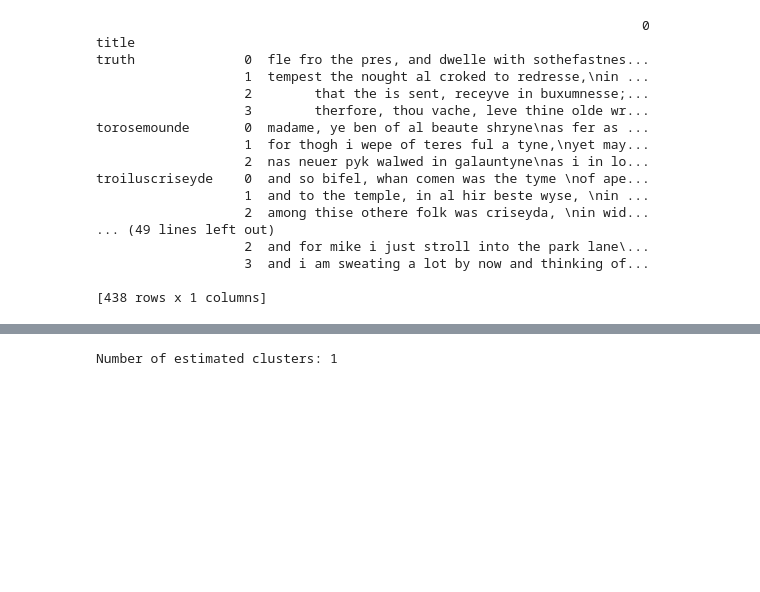
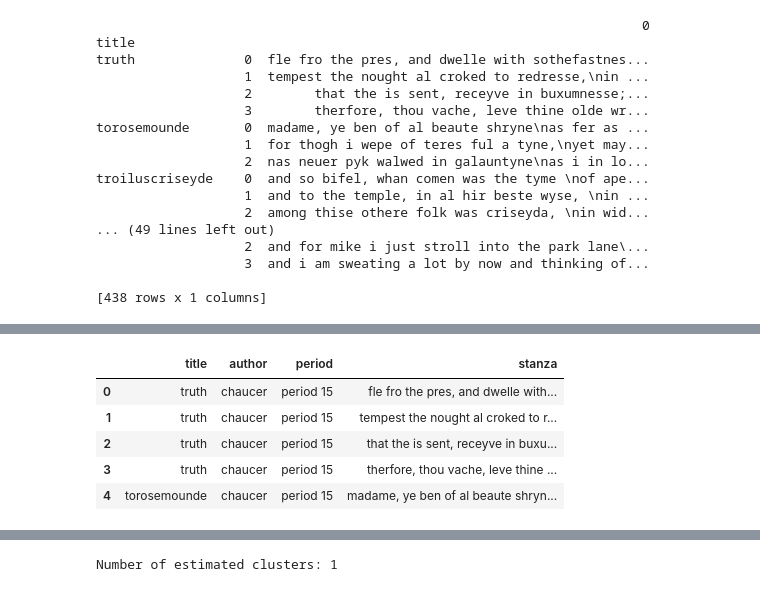
Before and after one commit to JustFairWell/challenges, a Jupyter notebook: Final_super_cap.ipynb, the cells around one changed output, grey strips where cells are left out. Saved outputs shown, nothing was run; the diff lists cells and outputs as text; code cells hidden in the pictures; blank space fills up the shorter version.

```diff
--- a/Final_super_cap.ipynb
+++ b/Final_super_cap.ipynb
@@ -258,3 +265,12 @@ Counter({0: 268, 2: 35, 3: 61, 4: 28, 1: 46})
+# %%
+stanza_df.head()
+# %% [output]
+|  | title | author | period | stanza |
+| 0 | truth | chaucer | period 15 | fle fro the pres, and dwelle with... |
+| 1 | truth | chaucer | period 15 | tempest the nought al croked to r... |
+| 2 | truth | chaucer | period 15 | that the is sent, receyve in buxu... |
+| 3 | truth | chaucer | period 15 | therfore, thou vache, leve thine ... |
+| 4 | torosemounde | chaucer | period 15 | madame, ye ben of al beaute shryn... |
 # %%
 df_clusters = pd.DataFrame(dict(x=xs, y=ys, label=clusters, author=stanza_df.iloc[:,1],
                        poem=stanza_df.iloc[:,0], period=stanza_df.iloc[:,2]))
```
Also changed, not shown: parts of 30 cells of this notebook.
